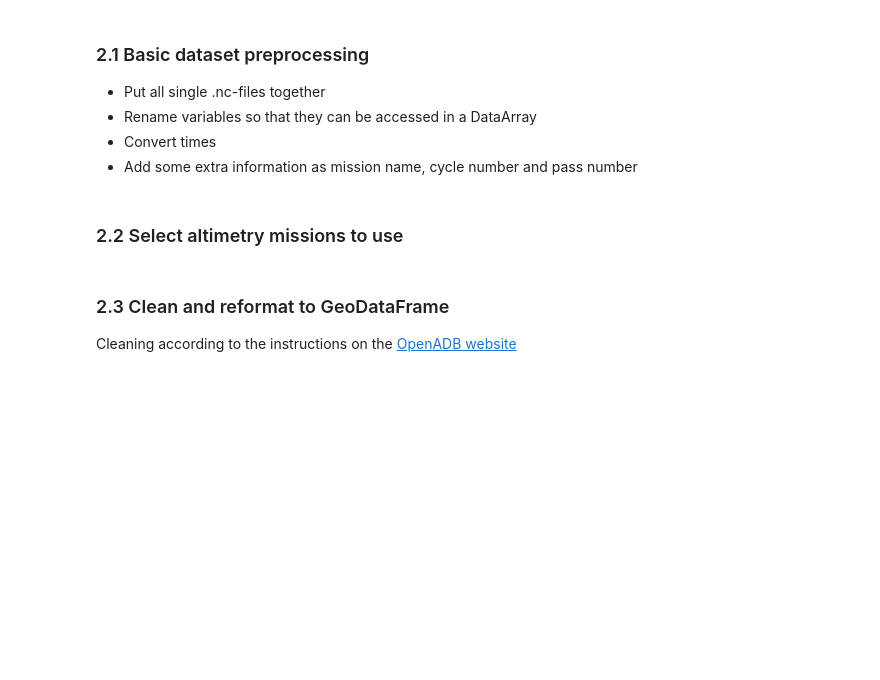
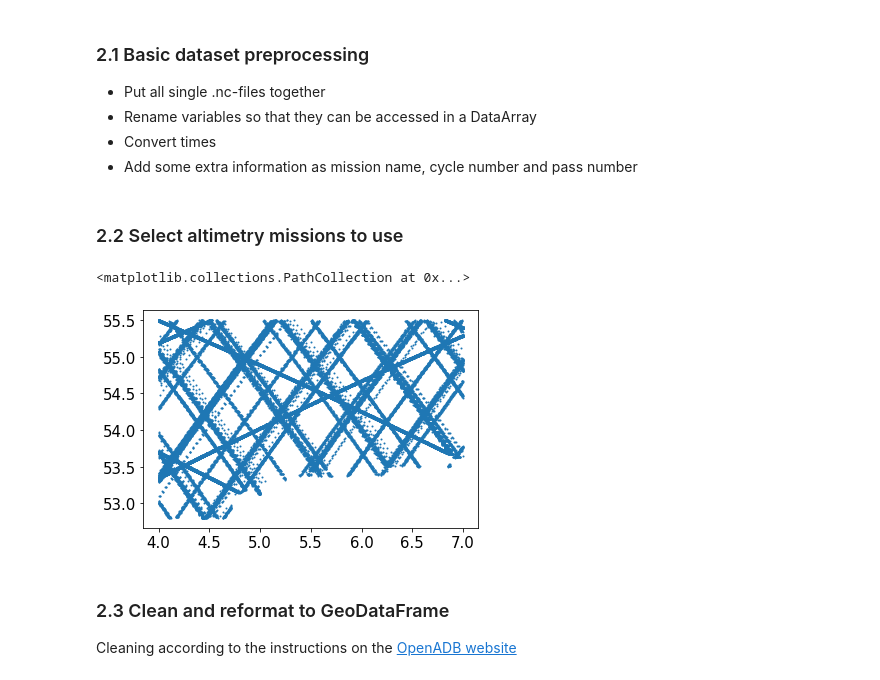
Before and after one commit to 3enedix/P1-data-combination-code, a Jupyter notebook: altimetry/compare_altimetry_vs_TG.ipynb, the cells around one changed output. Cells and saved outputs as stored; diff of their text form; code cells hidden in the pictures; blank space fills up the shorter version.

```diff
--- a/altimetry/compare_altimetry_vs_TG.ipynb
+++ b/altimetry/compare_altimetry_vs_TG.ipynb
@@ -133,23 +139,28 @@ else:
 # %%
 missions = [
             'Envisat (Version 3)', # 21.06.2002 - 11.10.2010
             'Jason-1',             # 15.01.2002 - 14.01.2009
             # 'Jason-1 (EM)',      # 10.02.2009 - 02.03.2012
             # 'Jason-1 (GM)',      # 11.05.2012 - 17.06.2013
             'Jason-2',             # 12.07.2008 - 30.09.2016
             # 'Jason-2 (EM)',      # 15.10.2016 - 17.05.2017
             'Jason-3',             # 18.02.2016 - 20.04.2019
             'Saral',               # 17.03.2013 - 28.06.2016
             # 'Saral (DP)',        # 05.07.2016 - 14.04.2019
             'Sentinel-3A',         # 24.11.2017 - 04.04.2020
             'Sentinel-3B',         # 26.11.2018 - 12.04.2020
            ]
 idx = np.empty((0), dtype='int')
 for mission in missions:
     idx_temp = np.where(data_alt.mission == mission)[0]
     idx = np.concatenate((idx, idx_temp))
 data_mis = data_alt.isel({'time':idx})
 data_mis = data_mis.sortby('time')
+
+plt.scatter(data_mis.glon, data_mis.glat, s=1)
+# %% [output]
+<matplotlib.collections.PathCollection at 0x...>
+[figure, added]
 # %% [markdown]
 ### 2.3 Clean and reformat to GeoDataFrame
 Cleaning according to the instructions on the [OpenADB website](https://openadb.dgfi.tum.de/en/products/adaptive-leading-edge-subwaveform-retracker/)
```
Also changed, not shown: parts of 36 cells of this notebook.
